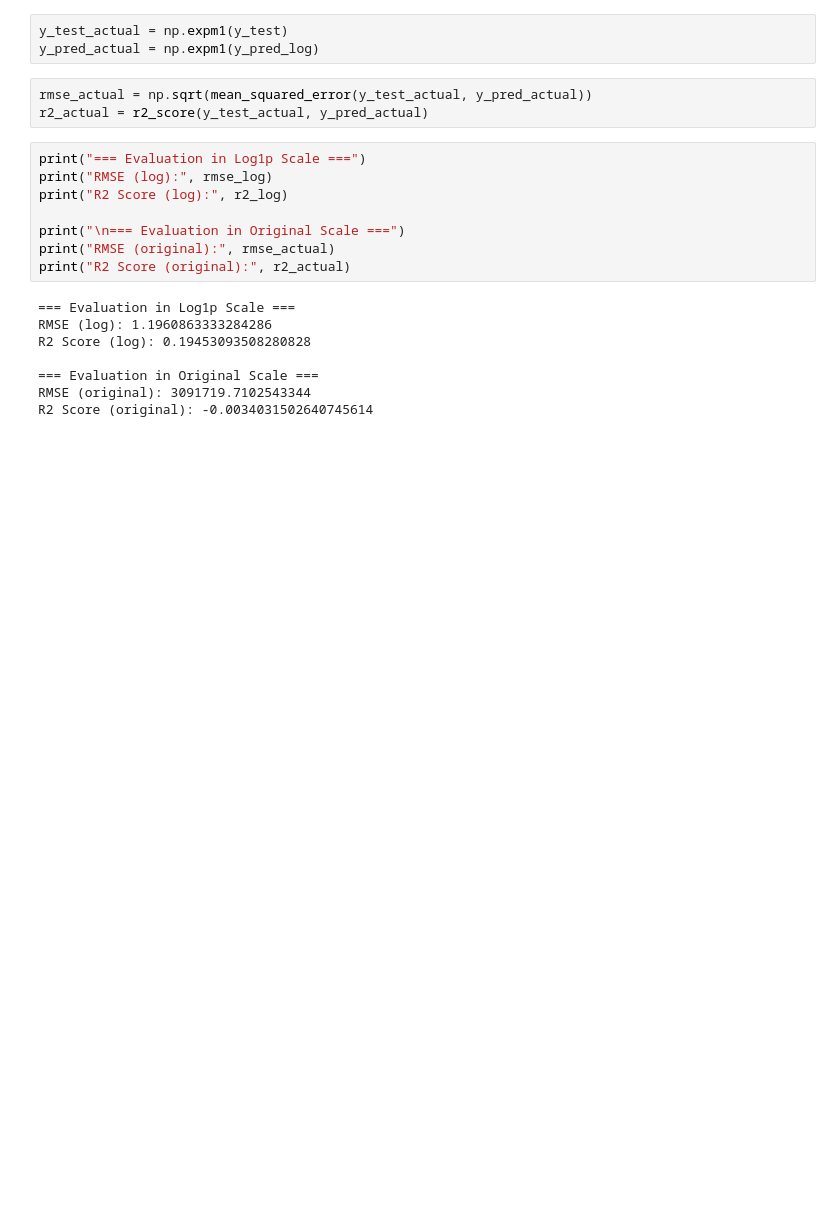
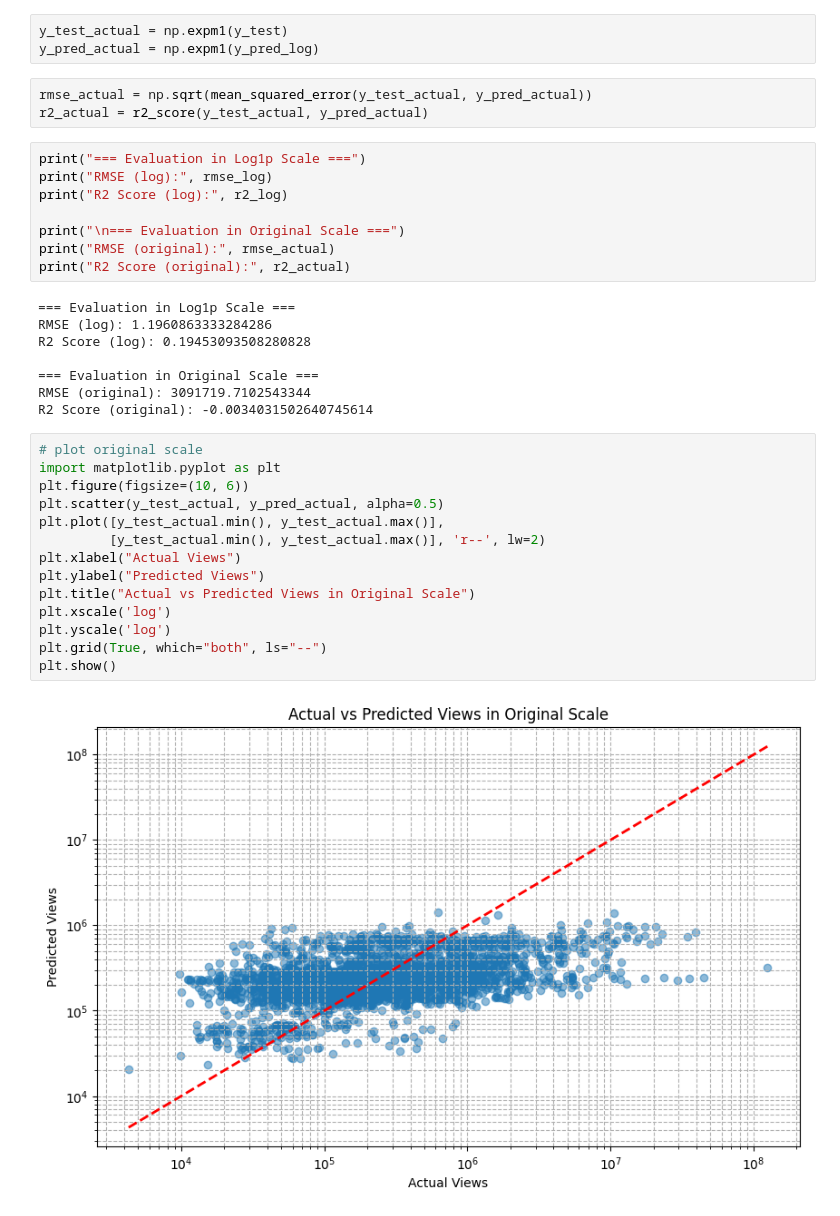
Before and after one commit to AgungHari/Rakamin_HW_MachineLearning_SupervisedLearning, a Jupyter notebook: Homework/part3_Modelling.ipynb, the cells around one changed output. Saved outputs shown, nothing was run; the diff lists cells and outputs as text; blank space fills up the shorter version.

```diff
--- a/Homework/part3_Modelling.ipynb
+++ b/Homework/part3_Modelling.ipynb
@@ -40,3 +40,19 @@ R2 Score (log): 0.19453093508280828
 === Evaluation in Original Scale ===
 RMSE (original): 3091719.7102543344
 R2 Score (original): -0.0034031502640745614
+# %%
+# plot original scale
+import matplotlib.pyplot as plt
+plt.figure(figsize=(10, 6))
+plt.scatter(y_test_actual, y_pred_actual, alpha=0.5)
+plt.plot([y_test_actual.min(), y_test_actual.max()],
+         [y_test_actual.min(), y_test_actual.max()], 'r--', lw=2)
+plt.xlabel("Actual Views")
+plt.ylabel("Predicted Views")
+plt.title("Actual vs Predicted Views in Original Scale")
+plt.xscale('log')
+plt.yscale('log')
+plt.grid(True, which="both", ls="--")
+plt.show()
+# %% [output]
+[figure, added]
```
Also changed, not shown: parts of 1 cell of this notebook, 1 other file.
